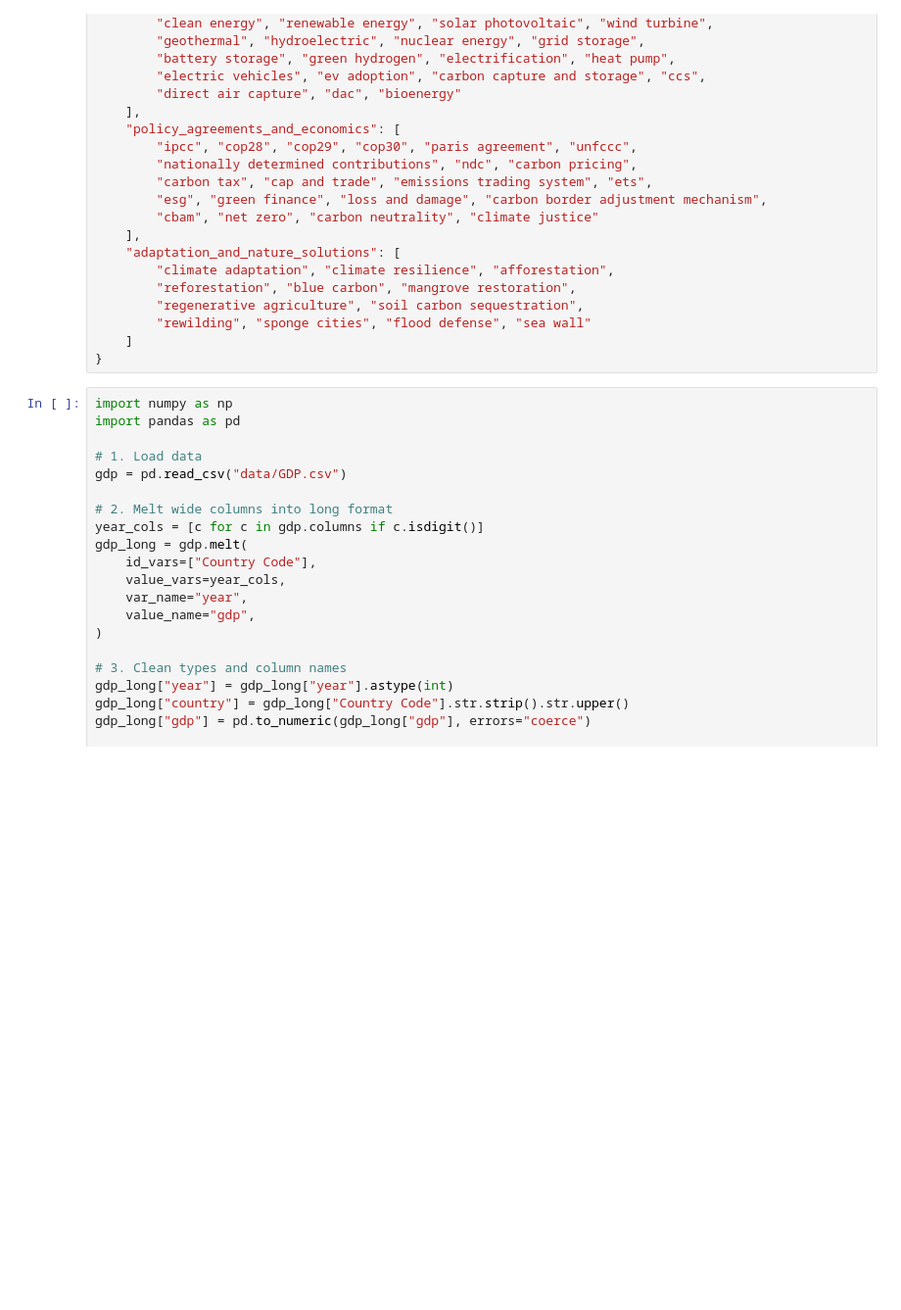
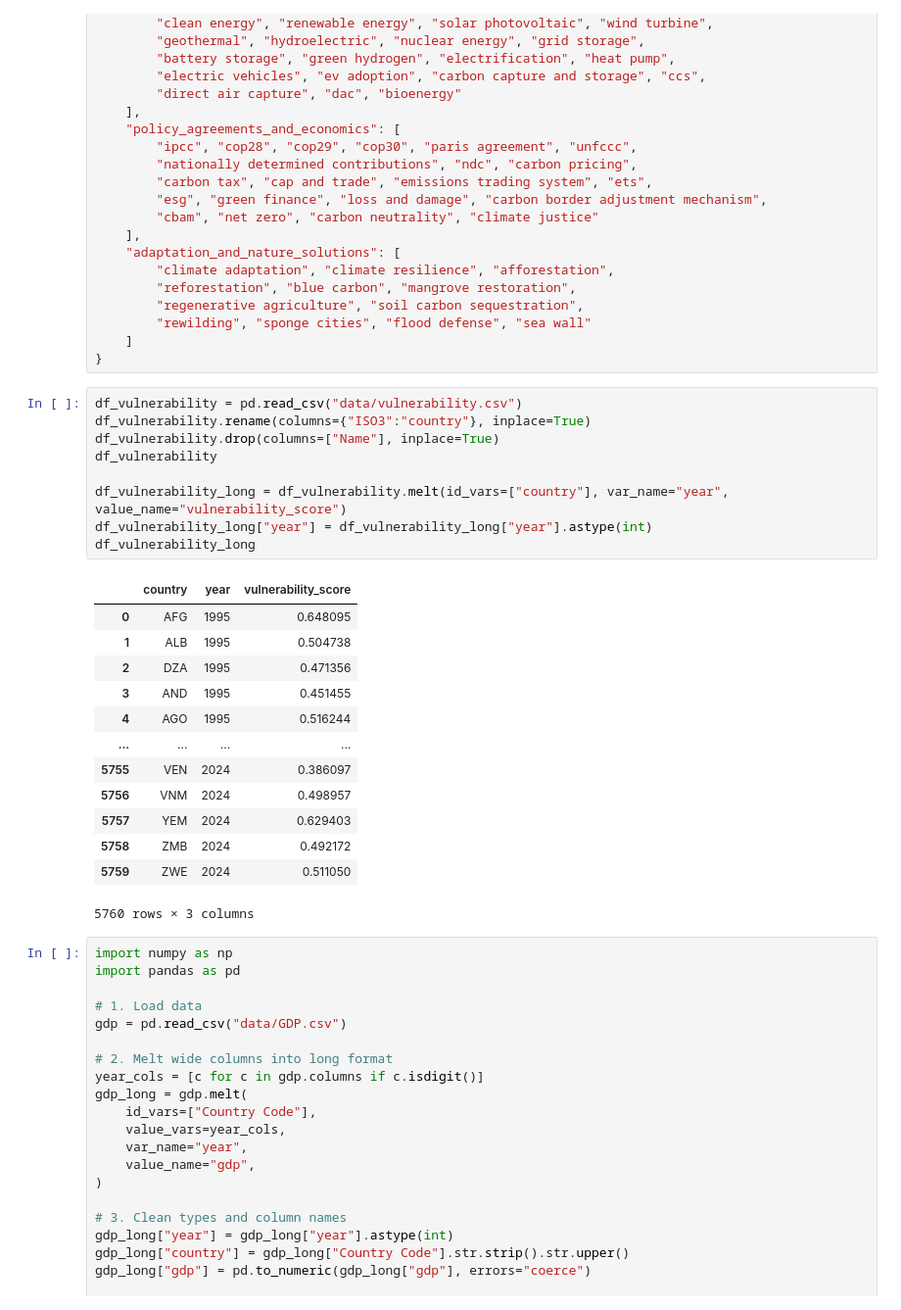
Before and after one commit to jacobgroot/FDS, a Jupyter notebook: analysis.ipynb, the cells around one changed output. Shown at 98% size. Cells and saved outputs as stored; diff of their text form; blank space fills up the shorter version.

```diff
--- a/analysis.ipynb
+++ b/analysis.ipynb
@@ -87,6 +103,29 @@ climate_words_dict = {"greenhouse_gases_and_emissions": [
         "rewilding", "sponge cities", "flood defense", "sea wall"
     ]
 }
+# %%
+df_vulnerability = pd.read_csv("data/vulnerability.csv")
+df_vulnerability.rename(columns={"ISO3":"country"}, inplace=True)
+df_vulnerability.drop(columns=["Name"], inplace=True)
+df_vulnerability
+
+df_vulnerability_long = df_vulnerability.melt(id_vars=["country"], var_name="year", value_name="vulnerability_score")
+df_vulnerability_long["year"] = df_vulnerability_long["year"].astype(int)
+df_vulnerability_long
+# %% [output]
+|  | country | year | vulnerability_score |
+| 0 | AFG | 1995 | 0.648095 |
+| 1 | ALB | 1995 | 0.504738 |
+| 2 | DZA | 1995 | 0.471356 |
+| 3 | AND | 1995 | 0.451455 |
+| 4 | AGO | 1995 | 0.516244 |
+| ... | ... | ... | ... |
+| 5755 | VEN | 2024 | 0.386097 |
+| 5756 | VNM | 2024 | 0.498957 |
+| 5757 | YEM | 2024 | 0.629403 |
+| 5758 | ZMB | 2024 | 0.492172 |
+| 5759 | ZWE | 2024 | 0.511050 |
+5760 rows × 3 columns
 # %%
 import numpy as np
 import pandas as pd
```
Also changed, not shown: parts of 8 cells of this notebook, 5 other files.
